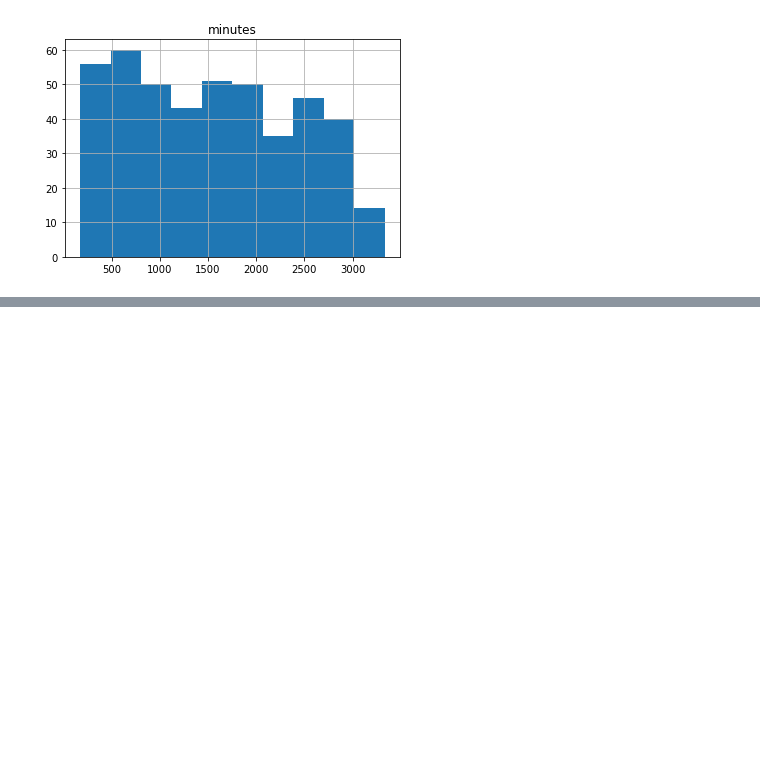
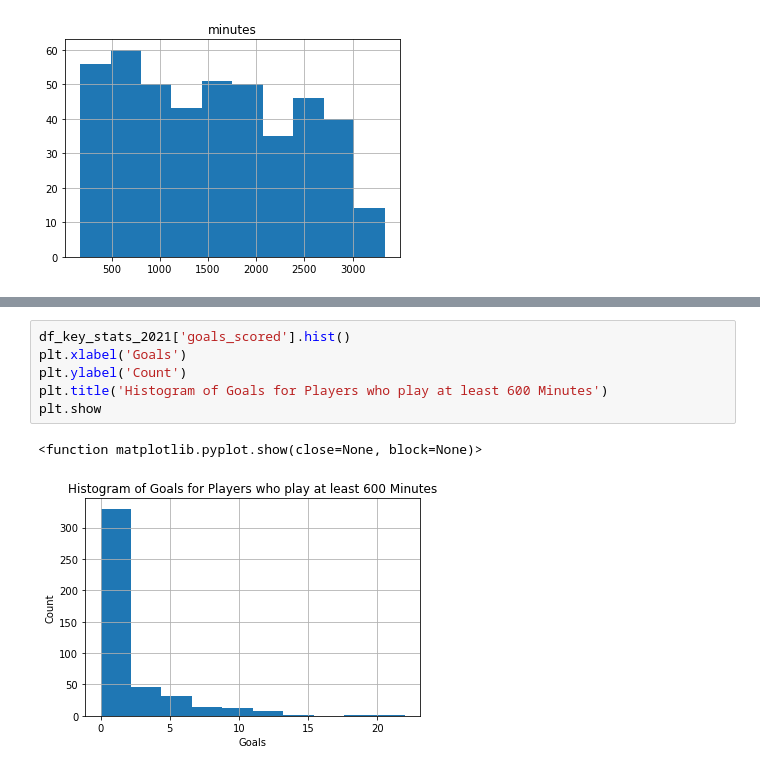
Before and after one commit to Smily-Pirate/Fpldatascrap, a Jupyter notebook: Fpl_fun.ipynb, the cells around one changed output, grey strips where cells are left out. Drawn from its saved outputs; the diff is of its cells as text; blank space fills up the shorter version.

```diff
--- a/Fpl_fun.ipynb
+++ b/Fpl_fun.ipynb
@@ -160,0 +168,9 @@ plt.show()
+# %%
+df_key_stats_2021['goals_scored'].hist()
+plt.xlabel('Goals')
+plt.ylabel('Count')
+plt.title('Histogram of Goals for Players who play at least 600 Minutes')
+plt.show
+# %% [output]
+<function matplotlib.pyplot.show(close=None, block=None)>
+[figure, added]
```
Also changed, not shown: parts of 7 cells of this notebook.
